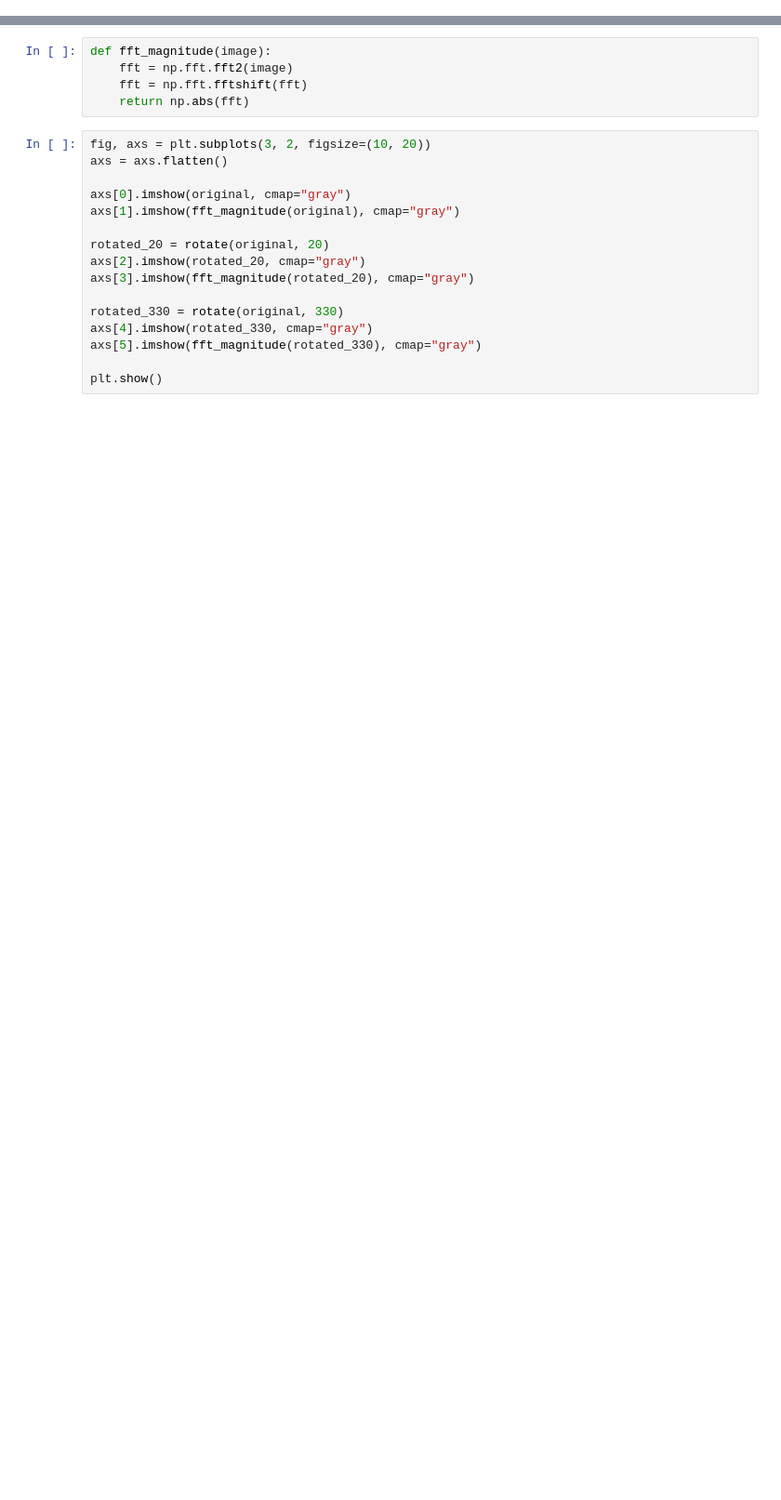
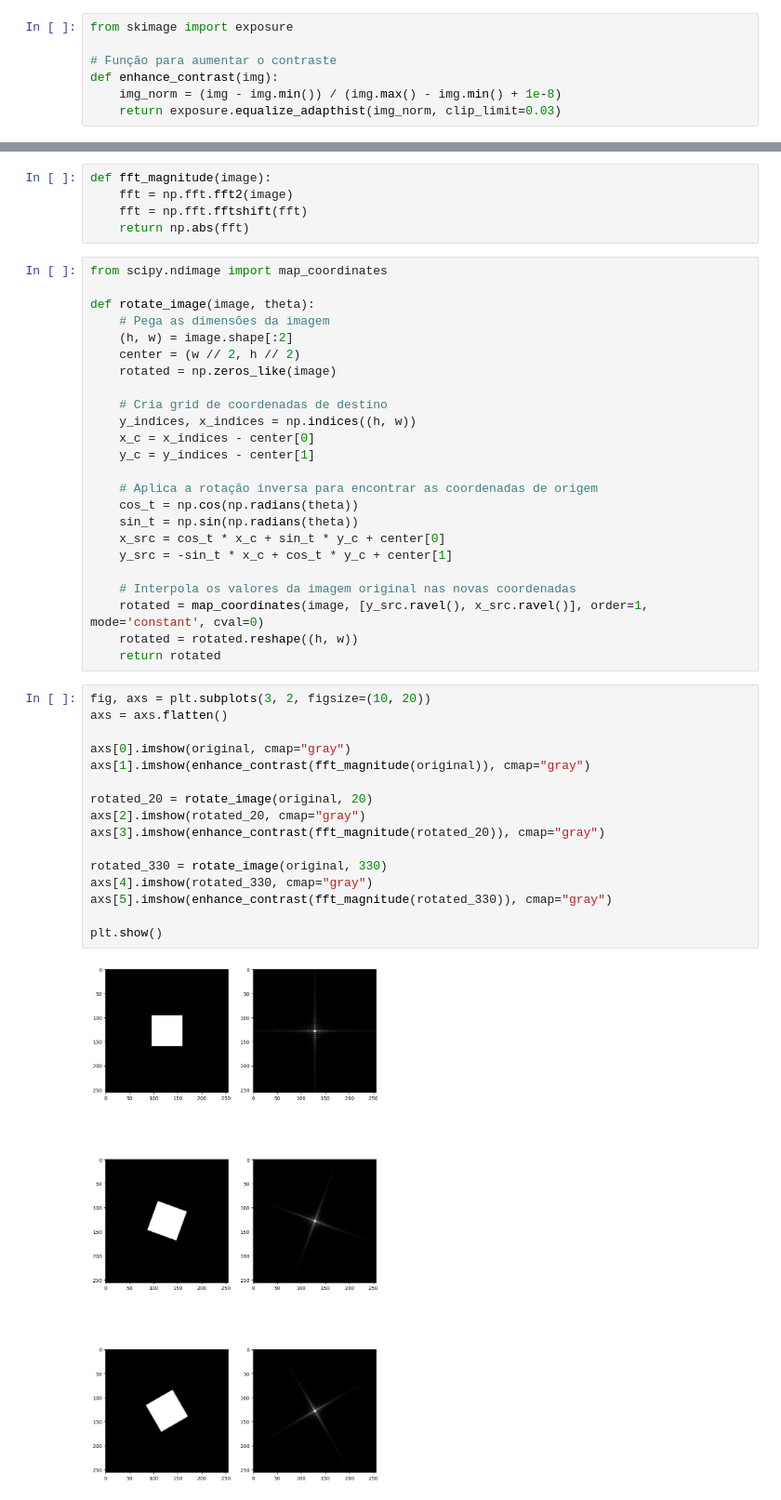
Before and after one commit to gabrielluizep/et-291, a Jupyter notebook: exercicio.ipynb, the cells around one changed output, grey strips where cells are left out. Shown: that part at 93% size. Saved outputs shown, nothing was run; the diff lists cells and outputs as text; blank space fills up the shorter version.

```diff
--- a/exercicio.ipynb
+++ b/exercicio.ipynb
@@ -7,3 +6,10 @@ from skimage.transform import rotate
+# %%
+from skimage import exposure
+
+# Função para aumentar o contraste
+def enhance_contrast(img):
+    img_norm = (img - img.min()) / (img.max() - img.min() + 1e-8)
+    return exposure.equalize_adapthist(img_norm, clip_limit=0.03)
 # %%
 l = 256  # Length of the image
 c = l // 2  # Center of the image
@@ -19,19 +25,45 @@ def fft_magnitude(image):
     fft = np.fft.fft2(image)
     fft = np.fft.fftshift(fft)
     return np.abs(fft)
+# %%
+from scipy.ndimage import map_coordinates
+
+def rotate_image(image, theta):
+    # Pega as dimensões da imagem
+    (h, w) = image.shape[:2]
+    center = (w // 2, h // 2)
+    rotated = np.zeros_like(image)
+
+    # Cria grid de coordenadas de destino
+    y_indices, x_indices = np.indices((h, w))
+    x_c = x_indices - center[0]
+    y_c = y_indices - center[1]
+
+    # Aplica a rotação inversa para encontrar as coordenadas de origem
+    cos_t = np.cos(np.radians(theta))
+    sin_t = np.sin(np.radians(theta))
+    x_src = cos_t * x_c + sin_t * y_c + center[0]
+    y_src = -sin_t * x_c + cos_t * y_c + center[1]
+
+    # Interpola os valores da imagem original nas novas coordenadas
+    rotated = map_coordinates(image, [y_src.ravel(), x_src.ravel()], order=1, mode='constant', cval=0)
+    rotated = rotated.reshape((h, w))
+    return rotated
 # %%
 fig, axs = plt.subplots(3, 2, figsize=(10, 20))
 axs = axs.flatten()
 
 axs[0].imshow(original, cmap="gray")
-axs[1].imshow(fft_magnitude(original), cmap="gray")
+axs[1].imshow(enhance_contrast(fft_magnitude(original)), cmap="gray")
 
-rotated_20 = rotate(original, 20)
+rotated_20 = rotate_image(original, 20)
 axs[2].imshow(rotated_20, cmap="gray")
-axs[3].imshow(fft_magnitude(rotated_20), cmap="gray")
+axs[3].imshow(enhance_contrast(fft_magnitude(rotated_20)), cmap="gray")
 
-rotated_330 = rotate(original, 330)
+rotated_330 = rotate_image(original, 330)
 axs[4].imshow(rotated_330, cmap="gray")
-axs[5].imshow(fft_magnitude(rotated_330), cmap="gray")
+axs[5].imshow(enhance_contrast(fft_magnitude(rotated_330)), cmap="gray")
 
 plt.show()
+# %% [output]
+[figure, added]
```
Also changed, not shown: parts of 4 cells of this notebook, 1 other file.
